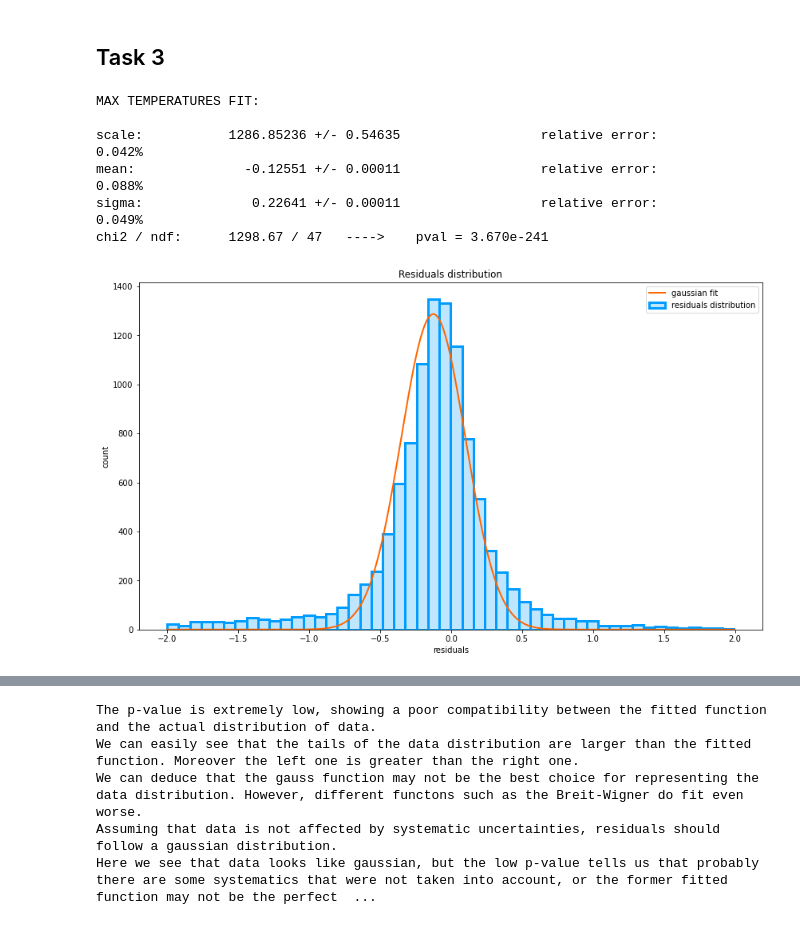
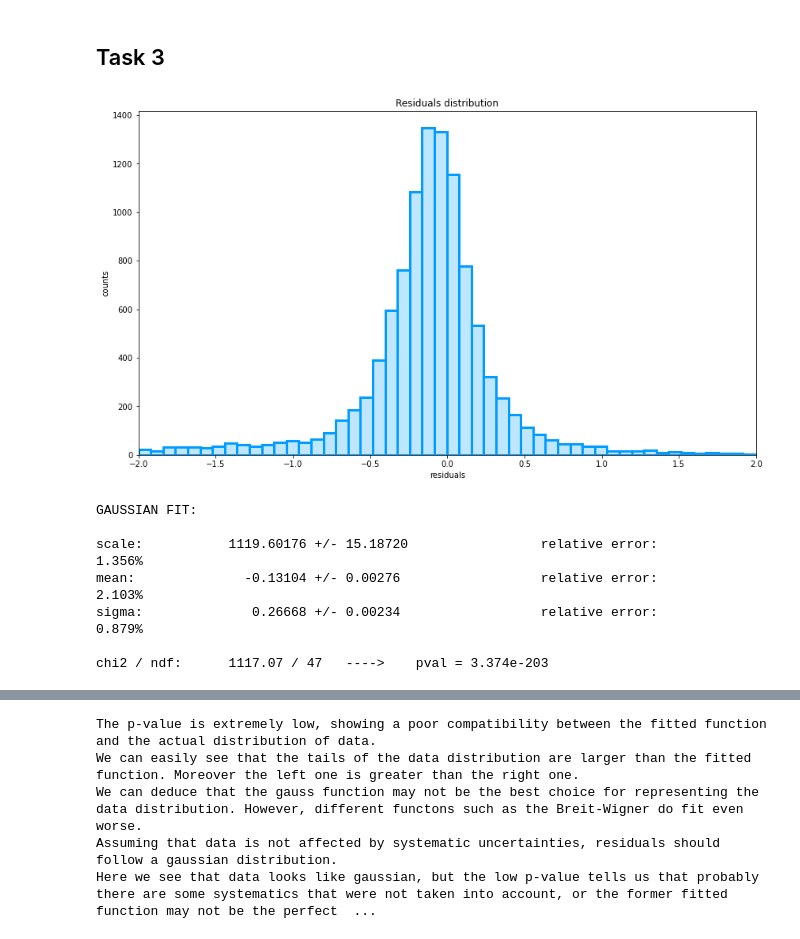
Before and after one commit to PhysicsOfData/LaboratoryOfComputationalPhysics_Y4, a Jupyter notebook: 08ex_fitting.ipynb, the cells around one changed output, grey strips where cells are left out. Saved outputs shown, nothing was run; the diff lists cells and outputs as text; code cells hidden in the pictures.

```diff
--- a/08ex_fitting.ipynb
+++ b/08ex_fitting.ipynb
@@ -262,4 +306,31 @@ bincenters = 0.5 * (edges[1:]+edges[:-1])
 
 # poisson errors
 err = np.sqrt(hist)
+# %%
+# let's look at the distribution first
+
+fig, ax = plt.subplots(figsize=(14,8))
+
+# histogram
+sns.histplot(
+    x=edges[:-1],
+    weights=hist,
+    bins=edges,
+    color="#aadeff",
+    edgecolor="#009cff",
+    lw=3,
+    label="residuals distribution",
+    ax=ax
+)
+
+
+ax.set_xlim(-2, 2)
+
+ax.set_title("Residuals distribution")
+ax.set_xlabel("residuals")
+ax.set_ylabel("counts")
+
+plt.show()
+# %% [output]
+[figure, added]
 # %%
@@ -273,7 +349,7 @@ par_list = ["scale", "mean", "sigma"]
 p0 = [hist.max(), edges[hist.argmax()], x.std()]
 
 # fitting data
-par, cov = curve_fit(f=f, xdata=edges[:-1], ydata=hist, p0=p0, absolute_sigma=True)
+par, cov = curve_fit(f=f, xdata=edges[:-1], ydata=hist, p0=p0, sigma=err, absolute_sigma=True)
 
 # parameter uncertainties
 fit_err = np.sqrt(cov.diagonal())
@@ -291,41 +367,17 @@ ndf=hist.shape[0]-par.shape[0]
 # p-value
 pval = chi2.sf(chisq, df=ndf)
 
-print("\nMAX TEMPERATURES FIT:")
+print("\nGAUSSIAN FIT:")
 print()
 for n, p, e in fit:
     print(f"{n}:\t\t {p:10.5f} +/- {e:7.5f}  \t\t relative error: \t {np.abs(e/p):.3%}")
 
-print(f"chi2 / ndf: \t {chisq:.2f} / {ndf} \t---->\t pval = {pval:.3e}")
+print(f"\nchi2 / ndf: \t {chisq:.2f} / {ndf} \t---->\t pval = {pval:.3e}")
 # %% [output]
-MAX TEMPERATURES FIT:
+GAUSSIAN FIT:
 
-scale:           1286.85236 +/- 0.54635                  relative error:         0.042%
-mean:              -0.12551 +/- 0.00011                  relative error:         0.088%
-sigma:              0.22641 +/- 0.00011                  relative error:         0.049%
-chi2 / ndf:      1298.67 / 47   ---->    pval = 3.670e-241
+scale:           1119.60176 +/- 15.18720                 relative error:         1.356%
+mean:              -0.13104 +/- 0.00276                  relative error:         2.103%
+sigma:              0.26668 +/- 0.00234                  relative error:         0.879%
+
+chi2 / ndf:      1117.07 / 47   ---->    pval = 3.374e-203
-# %%
-fig, ax = plt.subplots(figsize=(14,8))
-
-# histogram
-sns.histplot(
-    x=edges[:-1],
-    weights=hist,
-    bins=edges,
-    color="#aadeff",
-    edgecolor="#009cff",
-    lw=3,
-    label="residuals distribution",
-    ax=ax
-)
-
-ax.plot(xgrid, f(xgrid, *par), lw=2, color="#ff6500", label="gaussian fit")
-
-ax.set_title("Residuals distribution")
-ax.set_xlabel("residuals")
-ax.set_ylabel("count")
-
-ax.legend()
-plt.show()
-# %% [output]
-[figure, removed]
```
Also changed, not shown: parts of 19 cells of this notebook, 1 other file.
